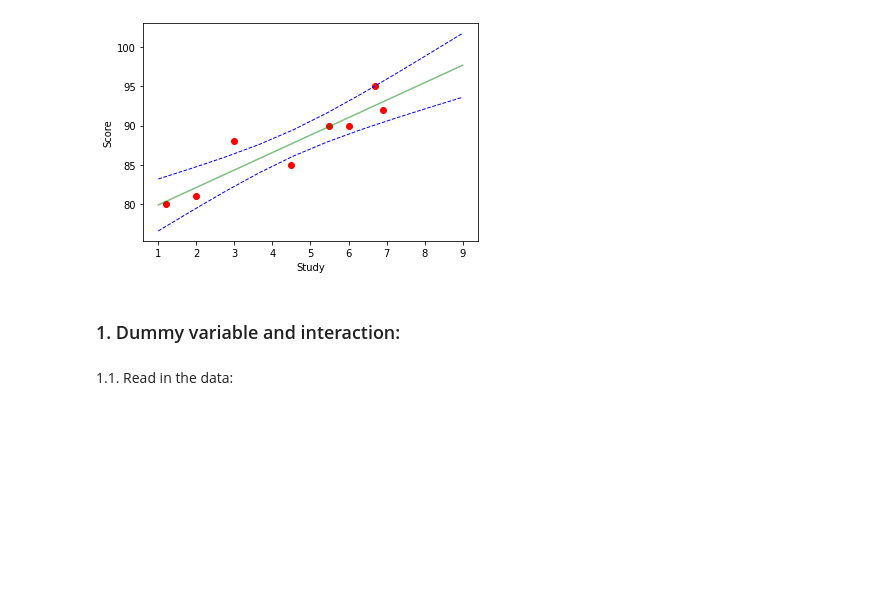
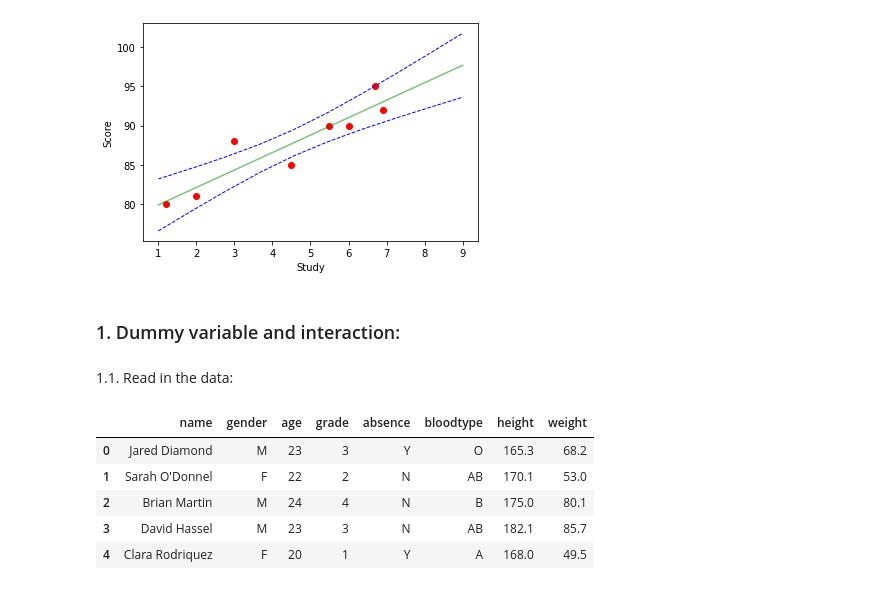
Before and after one commit to hayaboy/datascience, a Jupyter notebook: 수치예측목적을_위한_지도학습_모델_응용.ipynb, the cells around one changed output. Cells and saved outputs as stored; diff of their text form; code cells hidden in the pictures; blank space fills up the shorter version.

```diff
--- a/수치예측목적을_위한_지도학습_모델_응용.ipynb
+++ b/수치예측목적을_위한_지도학습_모델_응용.ipynb
@@ -699,0 +706,9 @@ from sklearn import metrics
+# %%
+df.head()
+# %% [output]
+|  | name | gender | age | grade | absence | bloodtype | height | weight |
+| 0 | Jared Diamond | M | 23 | 3 | Y | O | 165.3 | 68.2 |
+| 1 | Sarah O'Donnel | F | 22 | 2 | N | AB | 170.1 | 53.0 |
+| 2 | Brian Martin | M | 24 | 4 | N | B | 175.0 | 80.1 |
+| 3 | David Hassel | M | 23 | 3 | N | AB | 182.1 | 85.7 |
+| 4 | Clara Rodriquez | F | 20 | 1 | Y | A | 168.0 | 49.5 |
```
Also changed, not shown: parts of 41 cells of this notebook.
